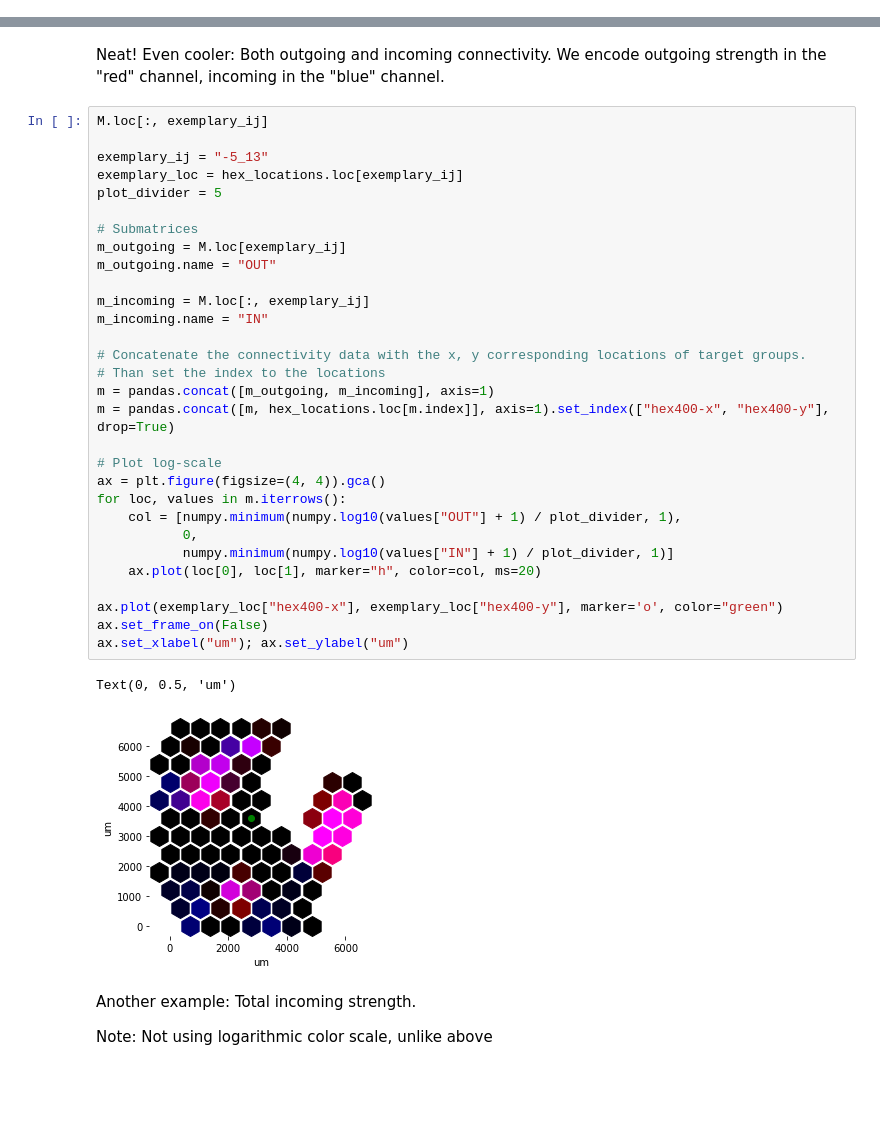
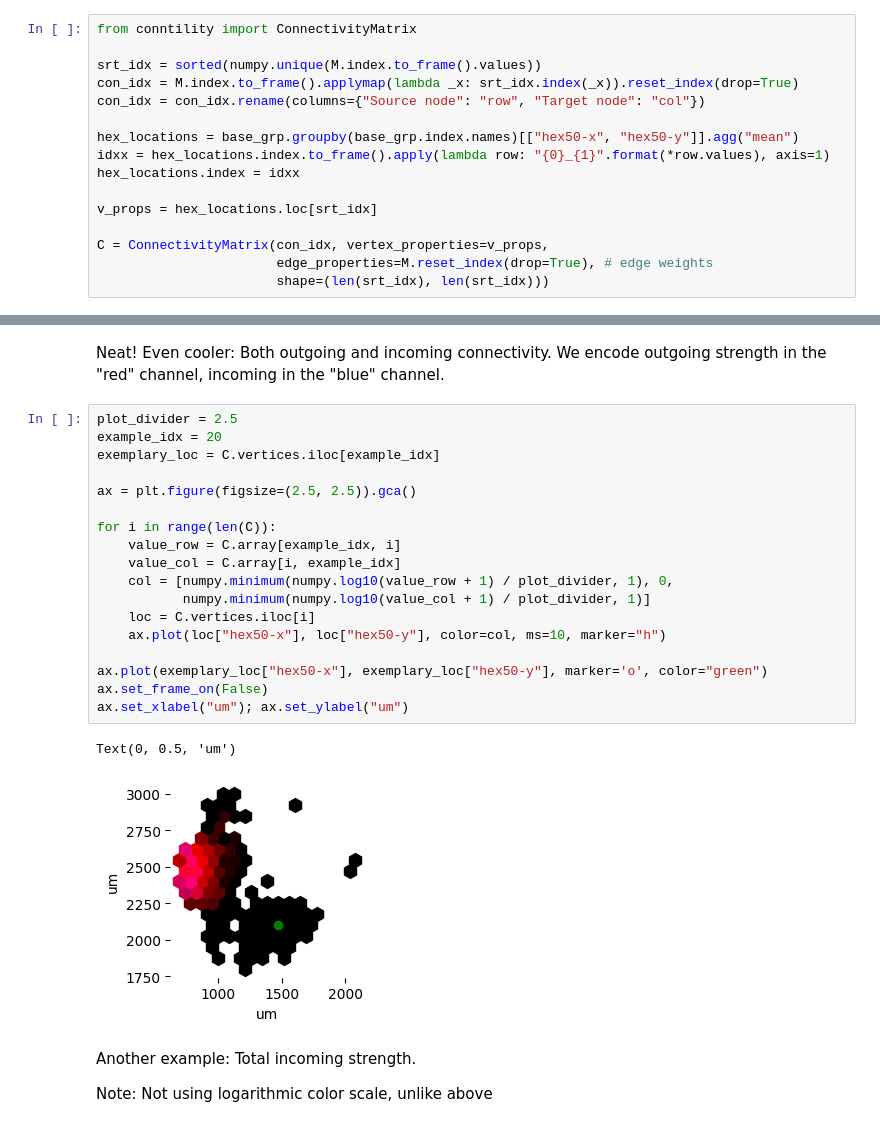
Before and after one commit to BlueBrain/ConnectomeUtilities, a Jupyter notebook: examples/Example 5 - Connectivity at reduced resolution.ipynb, the cells around one changed output, grey strips where cells are left out. Drawn from its saved outputs; the diff is of its cells as text; blank space fills up the shorter version.

```diff
--- a/examples/Example 5 - Connectivity at reduced resolution.ipynb
+++ b/examples/Example 5 - Connectivity at reduced resolution.ipynb
@@ -133,0 +144,16 @@ Let plot the connectivity matrix
+# %%
+from conntility import ConnectivityMatrix
+
+srt_idx = sorted(numpy.unique(M.index.to_frame().values))
+con_idx = M.index.to_frame().applymap(lambda _x: srt_idx.index(_x)).reset_index(drop=True)
+con_idx = con_idx.rename(columns={"Source node": "row", "Target node": "col"})
+
+hex_locations = base_grp.groupby(base_grp.index.names)[["hex50-x", "hex50-y"]].agg("mean")
+idxx = hex_locations.index.to_frame().apply(lambda row: "{0}_{1}".format(*row.values), axis=1)
+hex_locations.index = idxx
+
+v_props = hex_locations.loc[srt_idx]
+
+C = ConnectivityMatrix(con_idx, vertex_properties=v_props,
+                       edge_properties=M.reset_index(drop=True), # edge weights
+                       shape=(len(srt_idx), len(srt_idx)))
@@ -195,38 +191,26 @@ Text(0, 0.5, 'um')
 Neat! Even cooler: Both outgoing and incoming connectivity.
 We encode outgoing strength in the "red" channel, incoming in the "blue" channel.
 # %%
-M.loc[:, exemplary_ij]
+plot_divider = 2.5
+example_idx = 20
+exemplary_loc = C.vertices.iloc[example_idx]
 
-exemplary_ij = "-5_13"
-exemplary_loc = hex_locations.loc[exemplary_ij]
-plot_divider = 5
+ax = plt.figure(figsize=(2.5, 2.5)).gca()
 
-# Submatrices
-m_outgoing = M.loc[exemplary_ij]
-m_outgoing.name = "OUT"
+for i in range(len(C)):
+    value_row = C.array[example_idx, i]
+    value_col = C.array[i, example_idx]
+    col = [numpy.minimum(numpy.log10(value_row + 1) / plot_divider, 1), 0,
+           numpy.minimum(numpy.log10(value_col + 1) / plot_divider, 1)]
+    loc = C.vertices.iloc[i]
+    ax.plot(loc["hex50-x"], loc["hex50-y"], color=col, ms=10, marker="h")
 
-m_incoming = M.loc[:, exemplary_ij]
-m_incoming.name = "IN"
-
-# Concatenate the connectivity data with the x, y corresponding locations of target groups.
-# Than set the index to the locations
-m = pandas.concat([m_outgoing, m_incoming], axis=1)
-m = pandas.concat([m, hex_locations.loc[m.index]], axis=1).set_index(["hex400-x", "hex400-y"], drop=True)
-
-# Plot log-scale
-ax = plt.figure(figsize=(4, 4)).gca()
-for loc, values in m.iterrows():
-    col = [numpy.minimum(numpy.log10(values["OUT"] + 1) / plot_divider, 1),
-           0,
-           numpy.minimum(numpy.log10(values["IN"] + 1) / plot_divider, 1)]
-    ax.plot(loc[0], loc[1], marker="h", color=col, ms=20)
-
-ax.plot(exemplary_loc["hex400-x"], exemplary_loc["hex400-y"], marker='o', color="green")
+ax.plot(exemplary_loc["hex50-x"], exemplary_loc["hex50-y"], marker='o', color="green")
 ax.set_frame_on(False)
 ax.set_xlabel("um"); ax.set_ylabel("um")
 # %% [output]
 Text(0, 0.5, 'um')
-[figure, old version]
+[figure, new version]
 # %% [markdown]
 Another example: Total incoming strength.
 
```
Also changed, not shown: parts of 23 cells of this notebook, 15 other files.
